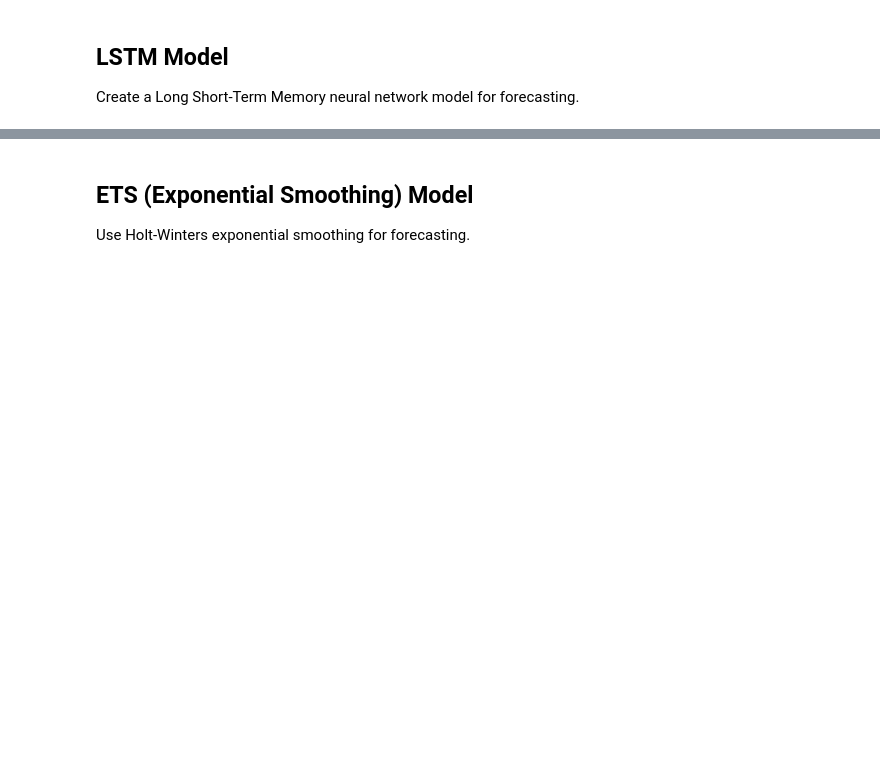
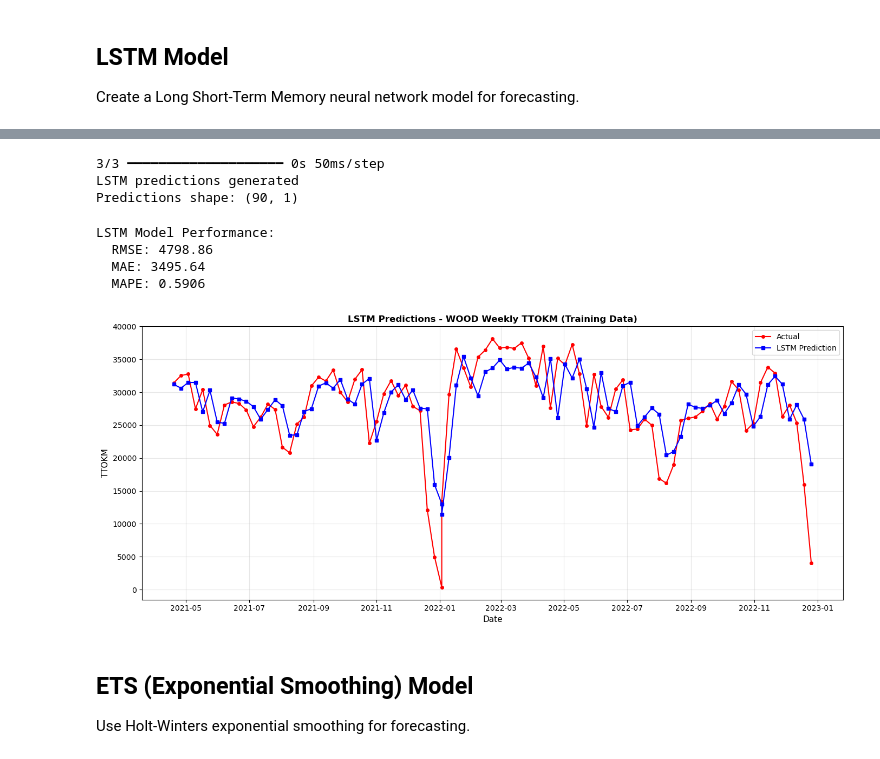
Before and after one commit to wodajack/emba_thesis, a Jupyter notebook: notebooks/WOOD_TIMESERIES_FORECASTING.ipynb, the cells around one changed output, grey strips where cells are left out. Cells and saved outputs as stored; diff of their text form; code cells hidden in the pictures; blank space fills up the shorter version.

```diff
--- a/notebooks/WOOD_TIMESERIES_FORECASTING.ipynb
+++ b/notebooks/WOOD_TIMESERIES_FORECASTING.ipynb
@@ -408,10 +541,9 @@ plt.show()
 
 Use SARIMAX model with auto_arima to automatically find optimal parameters.
 # %%
-
 # Auto ARIMA to find best parameters
 print("Running auto_arima to find optimal SARIMAX parameters...")
-print("This may take a few minutes...\n")
+print("Using stepwise selection to optimize search speed...\n")
 
 # Monkeypatch sklearn.check_array to ignore legacy 'force_all_finite' kwarg if present
 if not getattr(sklearn.utils.validation.check_array, "_patched_for_force_all_finite", False):
@@ -422,20 +554,25 @@ if not getattr(sklearn.utils.validation.check_array, "_patched_for_force_all_fin
     _check_array._patched_for_force_all_finite = True
     sklearn.utils.validation.check_array = _check_array
 
-# Run auto_arima on a plain numpy array to avoid pandas-related issues
-y = data_train['TTOKM'].astype(float).values
-
+# Run auto_arima with optimized parameters for faster convergence
+# Using smaller search space and stepwise selection to reduce computation time
 auto_model = pm.auto_arima(
     data_train['TTOKM'],
     seasonal=True,
     m=52,  # 52 weeks in a year
     trace=False,
     suppress_warnings=True,
-    max_p=5,
-    max_q=5,
-    max_P=2,
-    max_Q=2
+    stepwise=True,  # Explicit stepwise for efficiency
+    max_p=3,  # Reduced from 5 for faster search
+    max_q=3,  # Reduced from 5 for faster search
+    max_P=1,  # Reduced from 2 for faster search
+    max_Q=1,  # Reduced from 2 for faster search
+    start_p=0,
+    start_q=0,
+    start_P=0,
+    start_Q=0
 )
 
 print(f"Optimal order: {auto_model.order}")
 print(f"Optimal seasonal order: {auto_model.seasonal_order}")
+print(f"✓ Auto-ARIMA completed successfully")
@@ -605,6 +858,10 @@ y_test_lstm_rescaled = scaler.inverse_transform(y_test_lstm.reshape(-1, 1))
 
 print(f"LSTM predictions generated")
 print(f"Predictions shape: {y_pred_lstm_rescaled.shape}")
+# %% [output]
+3/3 ━━━━━━━━━━━━━━━━━━━━ 0s 50ms/step
+LSTM predictions generated
+Predictions shape: (90, 1)
 # %%
 # Evaluate LSTM model
 rmse_lstm = np.sqrt(mean_squared_error(y_test_lstm_rescaled, y_pred_lstm_rescaled))
@@ -615,21 +872,29 @@ print(f"LSTM Model Performance:")
 print(f"  RMSE: {rmse_lstm:.2f}")
 print(f"  MAE: {mae_lstm:.2f}")
 print(f"  MAPE: {mape_lstm:.4f}")
+# %% [output]
+LSTM Model Performance:
+  RMSE: 4798.86
+  MAE: 3495.64
+  MAPE: 0.5906
 # %%
 # Plot LSTM predictions
 lstm_test_dates = data_train.index[-(len(y_test_lstm)):]
 lstm_pred_dates = lstm_test_dates[SEQ_LENGTH:]
 
 plt.figure(figsize=(14, 6))
-plt.plot(lstm_pred_dates, y_test_lstm_rescaled, label='Actual', color='red', linewidth=1.5, marker='o', markersize=4)
+lstm_pred_dates = lstm_test_dates
+plt.plot(lstm_pred_dates, y_test_lstm_rescaled.ravel(), label='Actual', color='red', linewidth=1.5, marker='o', markersize=4)
 plt.plot(lstm_pred_dates, y_pred_lstm_rescaled, label='LSTM Prediction', color='blue', linewidth=1.5, marker='s', markersize=4)
 plt.title(f'LSTM Predictions - {COMMODITY.upper()} Weekly TTOKM (Training Data)', fontsize=12, fontweight='bold')
 plt.xlabel('Date', fontsize=11)
 plt.ylabel('TTOKM', fontsize=11)
 plt.legend()
 plt.grid(True, alpha=0.3)
 plt.tight_layout()
 plt.show()
+# %% [output]
+[figure, added]
 # %% [markdown]
 ## ETS (Exponential Smoothing) Model
 
```
Also changed, not shown: parts of 34 cells of this notebook, 5 other files.
